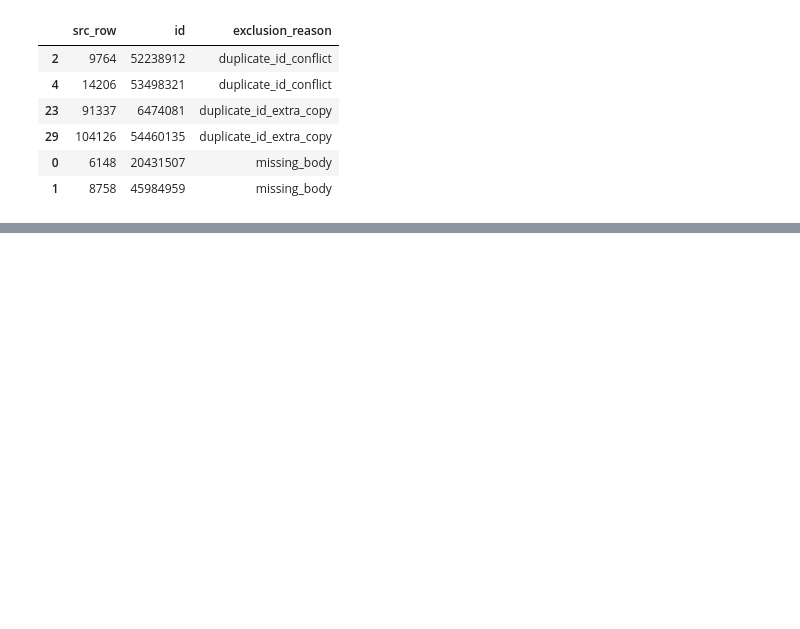
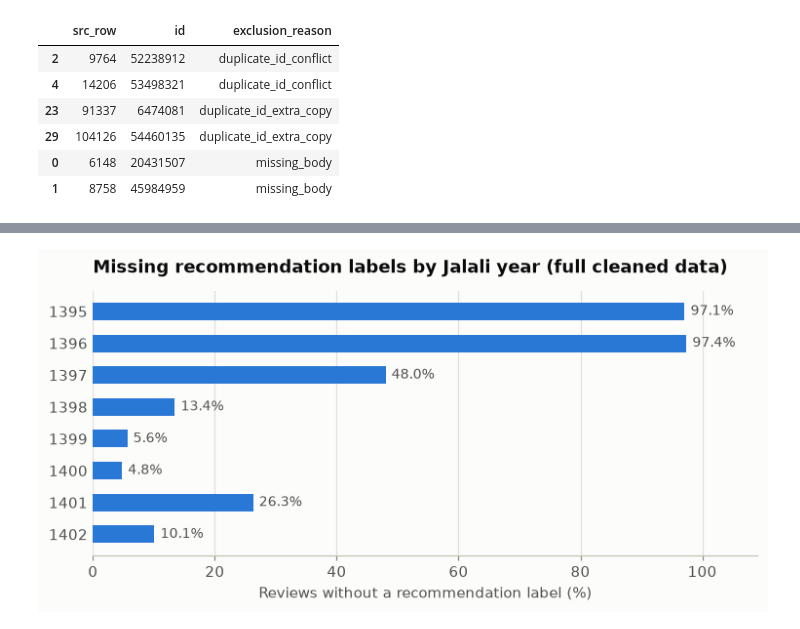
Before and after one commit to alidarviish/digikala-review-analysis, a Jupyter notebook: notebooks/01_descriptive_analysis.ipynb, the cells around one changed output, grey strips where cells are left out. Cells and saved outputs as stored; diff of their text form; code cells hidden in the pictures; blank space fills up the shorter version.

```diff
--- a/notebooks/01_descriptive_analysis.ipynb
+++ b/notebooks/01_descriptive_analysis.ipynb
@@ -373,0 +587,15 @@ nearly half of the `low` labels would be wrong. Section 3 tests this before the
+# %%
+reviews["label_missing"] = reviews["recommendation"] == "missing"
+
+reviews_per_product = reviews.groupby("product_id")["rate"].transform("size")
+reviews["product_popularity"] = pd.cut(
+    reviews_per_product,
+    bins=[0, 1, 10, 100, 1000, np.inf],
+    labels=["1 review", "2-10", "11-100", "101-1000", "1000+"],
+)
+
+for column in ["is_buyer", "rate_group", "product_popularity", "year"]:
+    share = reviews.groupby(column, observed=True)["label_missing"].agg(reviews="size", missing_pct="mean")
+    share["missing_pct"] *= 100
+    print(f"\n{column}")
+    print(share.to_string())
@@ -373,0 +620,16 @@ nearly half of the `low` labels would be wrong. Section 3 tests this before the
+# %%
+by_year = reviews.groupby("year")["label_missing"].mean() * 100
+
+fig, ax = plt.subplots(figsize=(8, 3.2))
+plotting.hbar(
+    ax,
+    labels=[str(y) for y in by_year.index],
+    values=list(by_year),
+    value_labels=[f"{v:.1f}%" for v in by_year],
+    xlabel="Reviews without a recommendation label (%)",
+)
+ax.set_title("Missing recommendation labels by Jalali year (full cleaned data)")
+plotting.save(fig, "missing_labels_by_year")
+plt.show()
+# %% [output]
+[figure, added]
```
Also changed, not shown: parts of 24 cells of this notebook, 3 other files.
